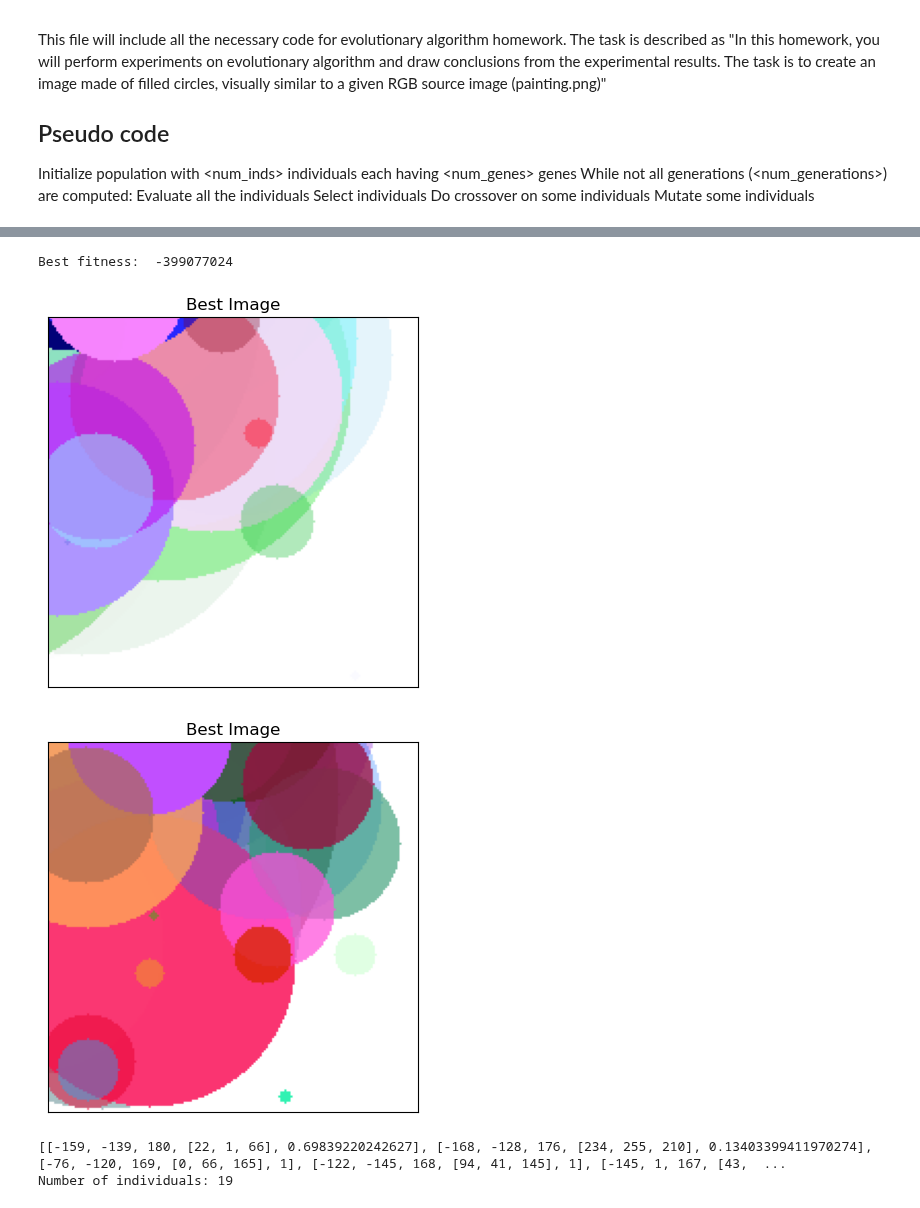
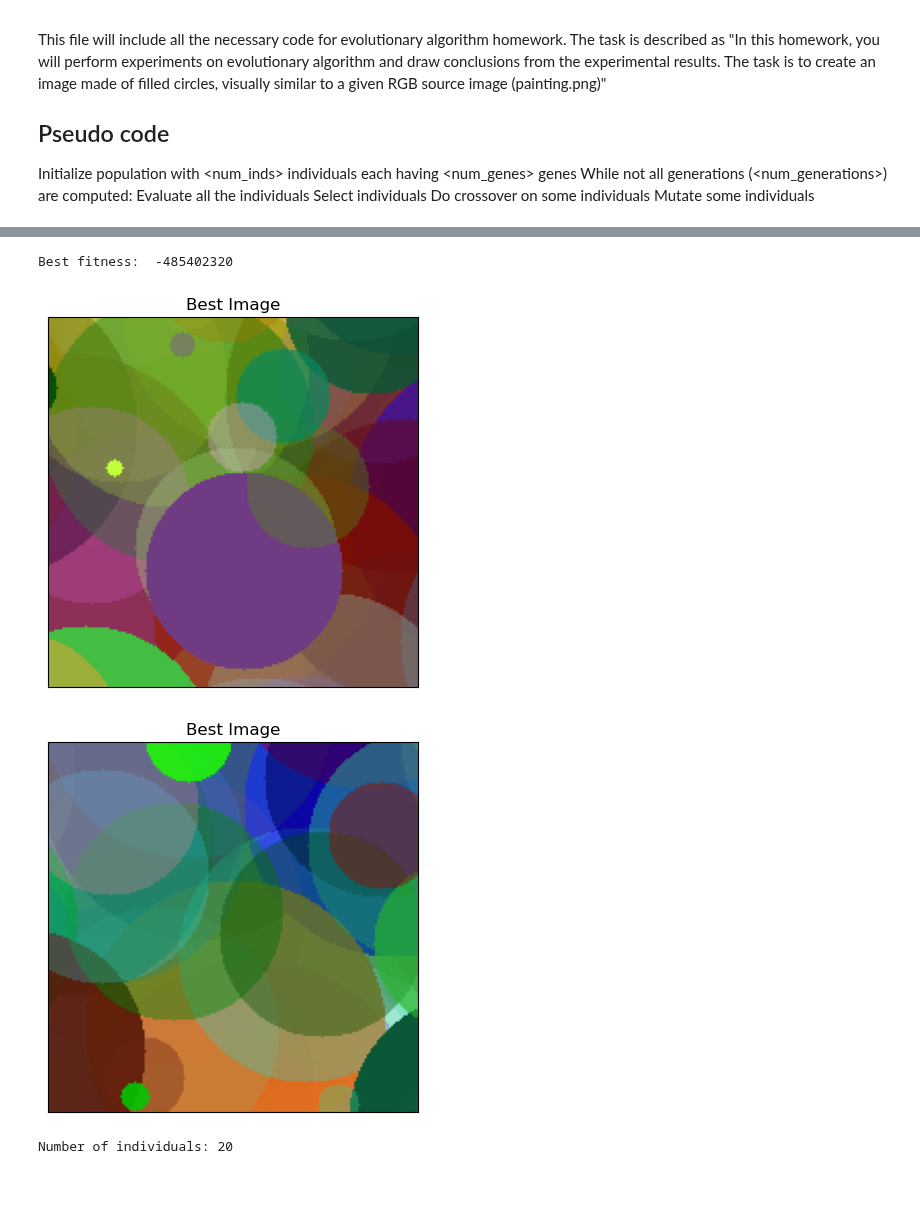
Before and after one commit to ahmetakman/EE449_homeworks, a Jupyter notebook: hw2/hw2.ipynb, the cells around one changed output, grey strips where cells are left out. Drawn from its saved outputs; the diff is of its cells as text; code cells hidden in the pictures.

```diff
--- a/hw2/hw2.ipynb
+++ b/hw2/hw2.ipynb
@@ -24,11 +24,11 @@ class Individual:
         self.chromosome = []
         self.fitness = np.float128(0.0)
         self.elite = False
-        self.radius_max = image_size[0]
+        self.radius_max = image_size[0]//2
 
         for i in range(num_genes):
-            x = random.randint(-2*self.radius_max, self.image_size[0]+2*self.radius_max)
-            y = random.randint(-2*self.radius_max, self.image_size[1]+2*self.radius_max)
+            x = random.randint(-1*self.radius_max, self.image_size[0]+1*self.radius_max)
+            y = random.randint(-1*self.radius_max, self.image_size[1]+1*self.radius_max)
             r = random.randint(1, self.radius_max)
             color = [random.randint(0, 255), random.randint(0, 255), random.randint(0, 255)]
             alpha = random.random()
@@ -40,8 +40,8 @@ class Individual:
             if guidance is None:
                 for i in range(self.num_genes):
                     if random.random() < mutation_probability:
-                        self.chromosome[i][0] = random.randint(-2*self.radius_max, self.image_size[0]+2*self.radius_max)
-                        self.chromosome[i][1] = random.randint(-2*self.radius_max, self.image_size[1]+2*self.radius_max)
+                        self.chromosome[i][0] = random.randint(-1*self.radius_max, self.image_size[0]+1*self.radius_max)
+                        self.chromosome[i][1] = random.randint(-1*self.radius_max, self.image_size[1]+1*self.radius_max)
                         self.chromosome[i][2] = random.randint(1, self.radius_max)
                         self.chromosome[i][3] = [random.randint(0, 255), random.randint(0, 255), random.randint(0, 255)]
             else:
@@ -99,10 +99,10 @@ class Individual:
         for gene in self.chromosome:
             #check if the circle is visible in the image, center does not have to be in the image but the circle should be visible
             while True:
-                if ((gene[0] + gene[2]) < 0) or ((gene[0] + gene[2]) > self.image_size[0]) or ((gene[1] + gene[2]) < 0) or ((gene[1] + gene[2]) > self.image_size[1]):
+                if ((gene[0] + gene[2]) < 0) or (gene[0]  > self.image_size[0]+gene[2]) or ((gene[1] + gene[2]) < 0) or (gene[1] > self.image_size[1]+gene[2]):
                     # randomly initialize the gene and check again
-                    gene[0] = random.randint(-2*self.radius_max, self.image_size[0]+2*self.radius_max)
-                    gene[1] = random.randint(-2*self.radius_max, self.image_size[1]+2*self.radius_max)
+                    gene[0] = random.randint(-1*self.radius_max, self.image_size[0]+1*self.radius_max)
+                    gene[1] = random.randint(-1*self.radius_max, self.image_size[1]+1*self.radius_max)
                     gene[2] = random.randint(0, self.radius_max)
                 else:
                     break
@@ -120,6 +120,7 @@ class Individual:
         # take the square of the difference
         diff = np.square(diff)
         # sum of the squared differences
+        # print(np.sum(diff))
         self.fitness = -np.sum(diff)
 
     def crossover(self, partner):
@@ -138,18 +139,18 @@ class Individual:
 # Popoulation class definition
 
 class Population:
-    def __init__(self, num_individuals, num_genes, image_size, num_elites, num_parents, tm_size, guidance):
+    def __init__(self, num_individuals, num_genes, image_size, frac_elites, frac_parents, tm_size, target_image, guidance):
         self.num_individuals = num_individuals
         self.num_genes = num_genes
         self.image_size = image_size
-        self.num_elites = num_elites
-        self.num_parents = num_parents
+        self.num_elites = int(frac_elites*self.num_individuals)
+        self.num_parents = int(frac_parents*self.num_individuals)
         self.tm_size = tm_size
         self.guidance = guidance
 
+        self.target = target_image
         self.individuals = []
-        self.target = np.zeros((self.image_size[1], self.image_size[0], 3), np.uint8)
-        self.target[:] = 255
+
 
         for i in range(self.num_individuals):
             self.individuals.append(Individual(self.num_genes, self.image_size))
@@ -208,8 +209,7 @@ class Population:
             individual.calculate_fitness(self.target)
 
     def get_best(self):
-        self.individuals.sort(key=lambda x: x.fitness)
-        self.individuals.reverse()
+        self.individuals.sort(key=lambda x: x.fitness, reverse=True)
         return self.individuals[0]
 
     def get_average_fitness(self):
@@ -239,11 +239,9 @@ def show_rgb_image(image, title=None, conversion=cv2.COLOR_BGR2RGB):
 # %%
 num_individuals = 20
 num_genes = 50
-tournament_size = 5
+tournament_size = 4
 frac_elites = 0.2
-num_elites = int(num_individuals*frac_elites)
 frac_parents = 0.6
-num_parents = int(num_individuals*frac_parents)
 mutation_probability = 0.2
 mutataion_type = "guided"
 
@@ -251,8 +249,8 @@ print("Summary of parameters")
 print("Number of individuals: ", num_individuals)
 print("Number of genes per individual: ", num_genes)
 print("Tournament size: ", tournament_size)
-print("Number of elites: ", num_elites)
-print("Number of parents: ", num_parents)
+print("Fraction of elites: ", frac_elites)
+print("Fraction of parents: ", frac_parents)
 print("Mutation probability: ", mutation_probability)
 print("Mutation type: ", mutataion_type)
 
@@ -277,15 +275,14 @@ Mutation type:  guided
 #     show_rgb_image(pop.individuals[i].draw(), "Initial Image")
 #     time.sleep(1)
 # %%
-pop = Population(num_individuals, num_genes, image_size, num_elites, num_parents, tournament_size, guidance=mutataion_type)
+pop = Population(num_individuals, num_genes, image_size, frac_elites, frac_parents, tournament_size, target,guidance=mutataion_type)
 
 from tqdm import tqdm
 # iterate over generations
 average_fitness = []
 best_fitness = []
 
-show_rgb_image(pop.get_best().draw(), "Initial Image")
-print("coordinates of the best initial one", pop.get_best().chromosome)
+
 for i in tqdm(range(1000)):
     pop.evaluate()
     pop.selection()
@@ -318,19 +313,17 @@ plt.show()
 # %%
 pop.evaluate()
 pop.get_best()
 print("Best fitness: ", pop.get_best().fitness)
 show_rgb_image(pop.get_best().draw(), "Best Image")
-show_rgb_image(pop.individuals[10].draw(), "Best Image")
+show_rgb_image(pop.individuals[1].draw(), "Best Image")
 # %% [output]
-Best fitness:  -399077024
+Best fitness:  -485402320
-[figure, old version]
+[figure, new version]
-[figure, old version]
+[figure, new version]
 # %%
-print(pop.individuals[0].chromosome)
 print("Number of individuals:", len(pop.individuals))
 # %% [output]
-[[-159, -139, 180, [22, 1, 66], 0.69839220242627], [-168, -128, 176, [234, 255, 210], 0.13403399411970274], [-76, -120, 169, [0, 66, 165], 1], [-122, -145, 168, [94, 41, 145], 1], [-145, 1, 167, [43,  ...
-Number of individuals: 19
+Number of individuals: 20
 # %%
 pop.individuals[0].chromosome
 # %% [output]
```
Also changed, not shown: parts of 7 cells of this notebook, 1 other file.
